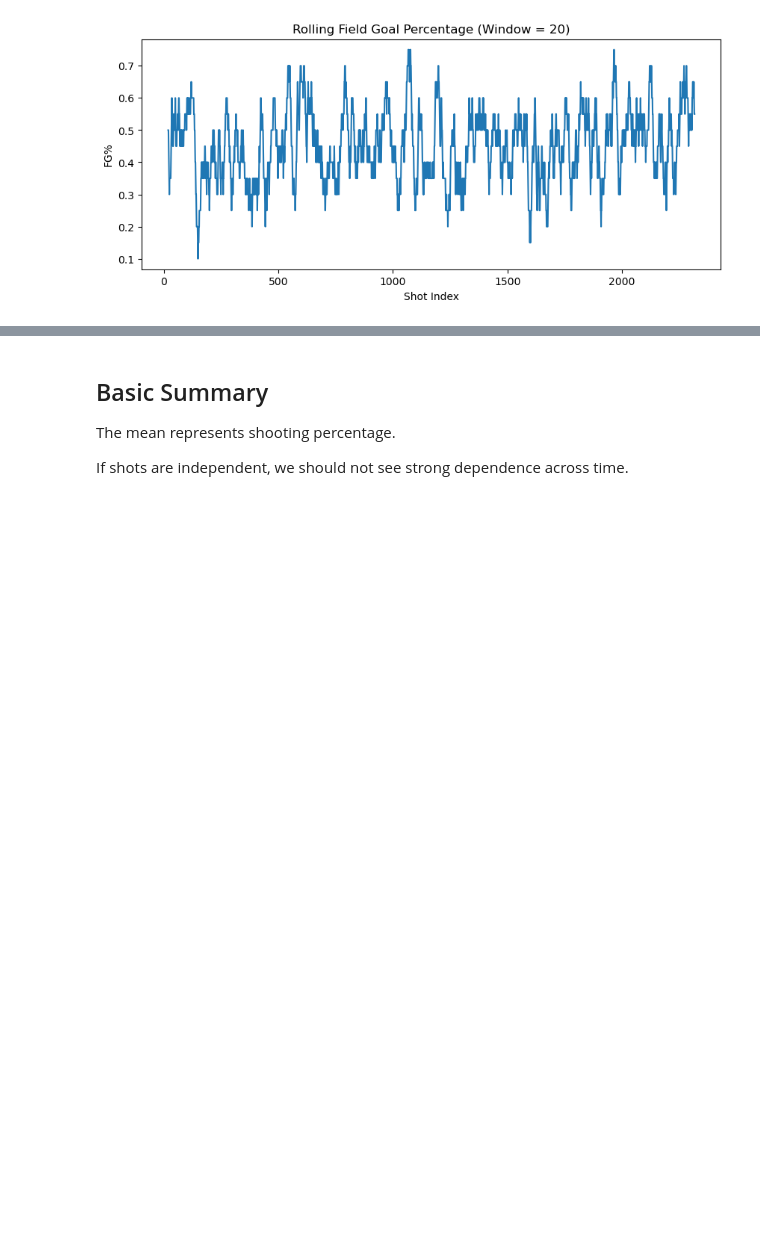
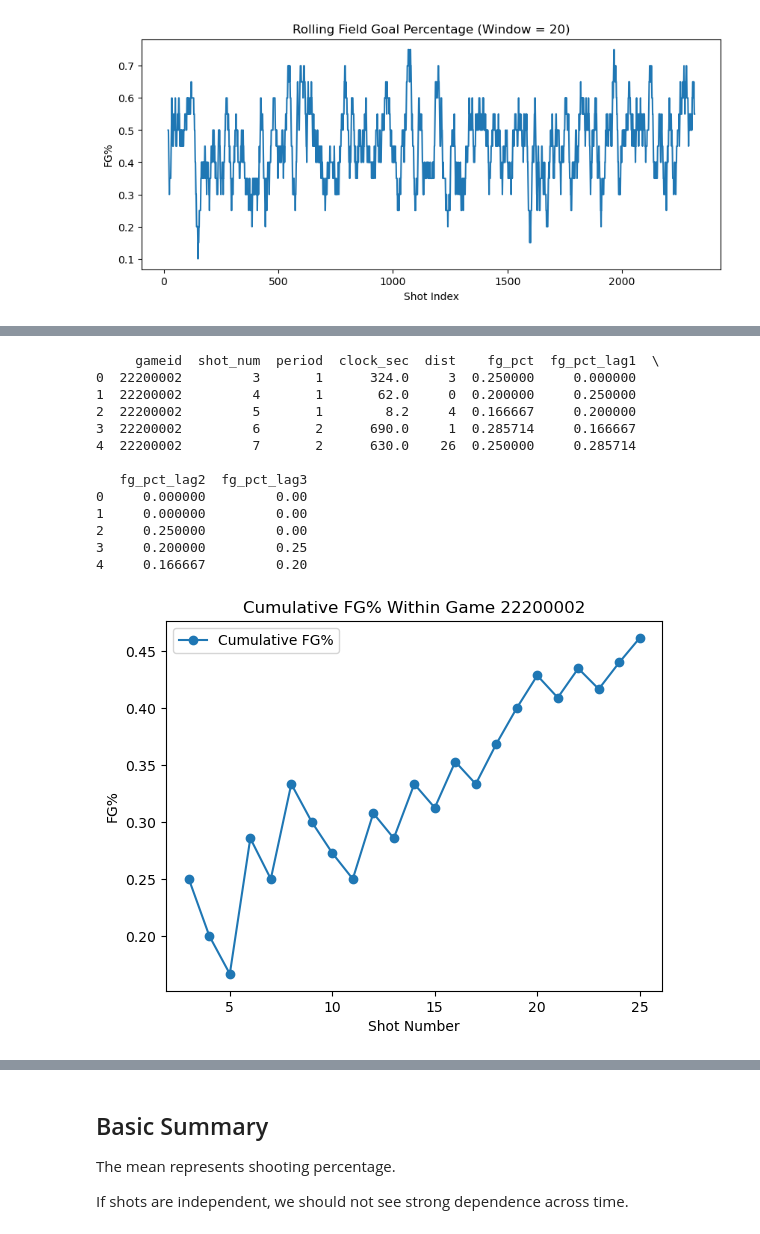
Before and after one commit to lilyhoffman/ds4420, a Jupyter notebook: hot_hands_time_series.ipynb, the cells around one changed output, grey strips where cells are left out. Cells and saved outputs as stored; diff of their text form; code cells hidden in the pictures; blank space fills up the shorter version.

```diff
--- a/hot_hands_time_series.ipynb
+++ b/hot_hands_time_series.ipynb
@@ -156,0 +235,30 @@ plt.show()
+# %%
+df = load_and_prepare_player_data(season=2023, player_name="L. James")
+ar_df = build_ar_dataframe(df, p=3)
+print(ar_df.head())
+
+one_game = ar_df[ar_df['gameid'] == 22200002]
+
+
+
+plt.plot(one_game['shot_num'], one_game['fg_pct'], marker='o', label='Cumulative FG%')
+plt.xlabel('Shot Number')
+plt.ylabel('FG%')
+plt.title(f'Cumulative FG% Within Game 22200002')
+plt.legend()
+plt.show()
+# %% [output]
+     gameid  shot_num  period  clock_sec  dist    fg_pct  fg_pct_lag1  \
+0  22200002         3       1      324.0     3  0.250000     0.000000
+1  22200002         4       1       62.0     0  0.200000     0.250000
+2  22200002         5       1        8.2     4  0.166667     0.200000
+3  22200002         6       2      690.0     1  0.285714     0.166667
+4  22200002         7       2      630.0    26  0.250000     0.285714
+
+   fg_pct_lag2  fg_pct_lag3
+0     0.000000         0.00
+1     0.000000         0.00
+2     0.250000         0.00
+3     0.200000         0.25
+4     0.166667         0.20
+[figure, added]
```
Also changed, not shown: parts of 20 cells of this notebook.
